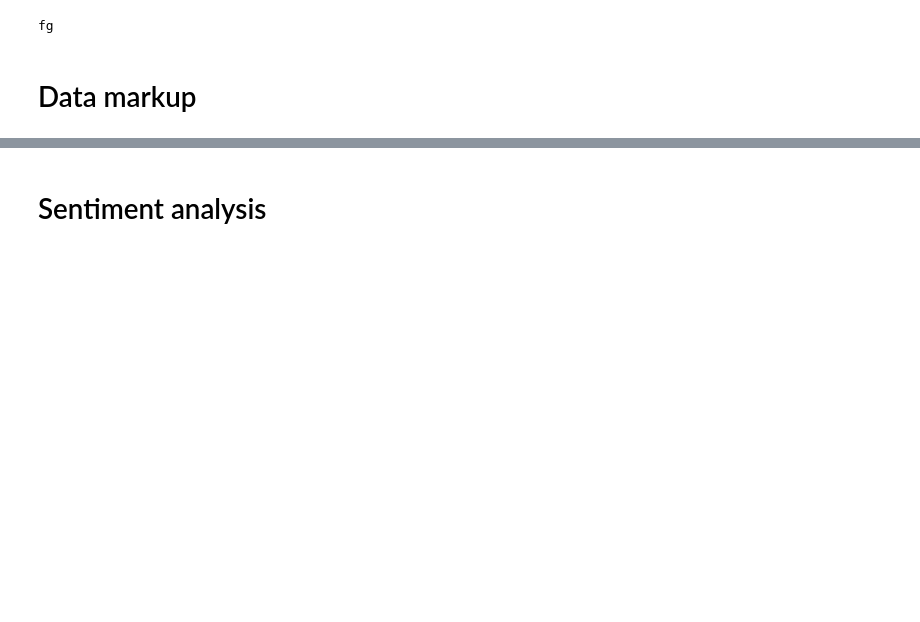
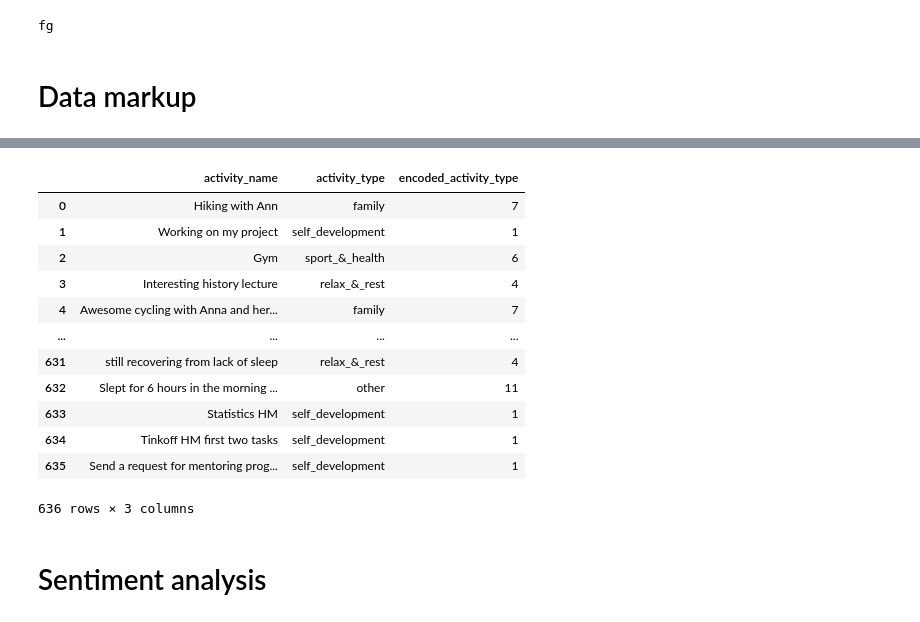
Before and after one commit to tttonyalpha/life_analyser, a Jupyter notebook: tg_bot/prototype.ipynb, the cells around one changed output, grey strips where cells are left out. Drawn from its saved outputs; the diff is of its cells as text; code cells hidden in the pictures; blank space fills up the shorter version.

```diff
--- a/tg_bot/prototype.ipynb
+++ b/tg_bot/prototype.ipynb
@@ -725 +736,4 @@ def markup_activities_type():
+# %%
+activity_types = ['self_development', 'university', 'work', 'relax_&_rest', 'chill', 'sport_&_health', 'family', 'social_&_friends', 'travel_&_adventure', 'chore', 'other']
+encode_activity_type_dict = {activity_types[i]:i+1 for i in range(len(activity_types))}
 # %%
@@ -816,0 +821,23 @@ get_activity_type('boxing traning',facebook_bart_large_mnli)
+# %%
+
+df = activities_df[['activity_name','activity_type']]
+def encode_type(x):
+    return encode_activity_type_dict[x]
+
+df['encoded_activity_type'] = df['activity_type'].apply(lambda x: encode_type(x))
+# %%
+df
+# %% [output]
+|  | activity_name | activity_type | encoded_activity_type |
+| 0 | Hiking with Ann | family | 7 |
+| 1 | Working on my project | self_development | 1 |
+| 2 | Gym | sport_&_health | 6 |
+| 3 | Interesting history lecture | relax_&_rest | 4 |
+| 4 | Awesome cycling with Anna and her... | family | 7 |
+| ... | ... | ... | ... |
+| 631 | still recovering from lack of sleep | relax_&_rest | 4 |
+| 632 | Slept for 6 hours in the morning ... | other | 11 |
+| 633 | Statistics HM | self_development | 1 |
+| 634 | Tinkoff HM first two tasks | self_development | 1 |
+| 635 | Send a request for mentoring prog... | self_development | 1 |
+636 rows × 3 columns
```
Also changed, not shown: parts of 33 cells of this notebook.
